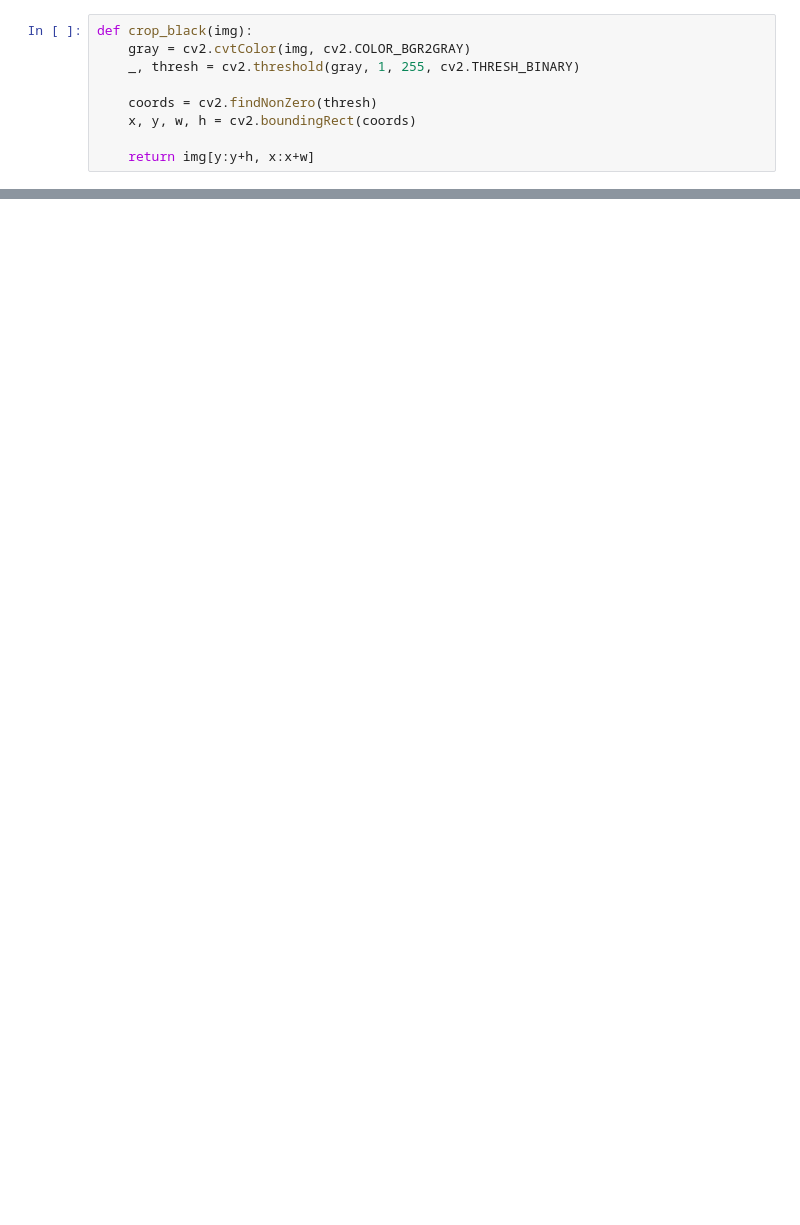
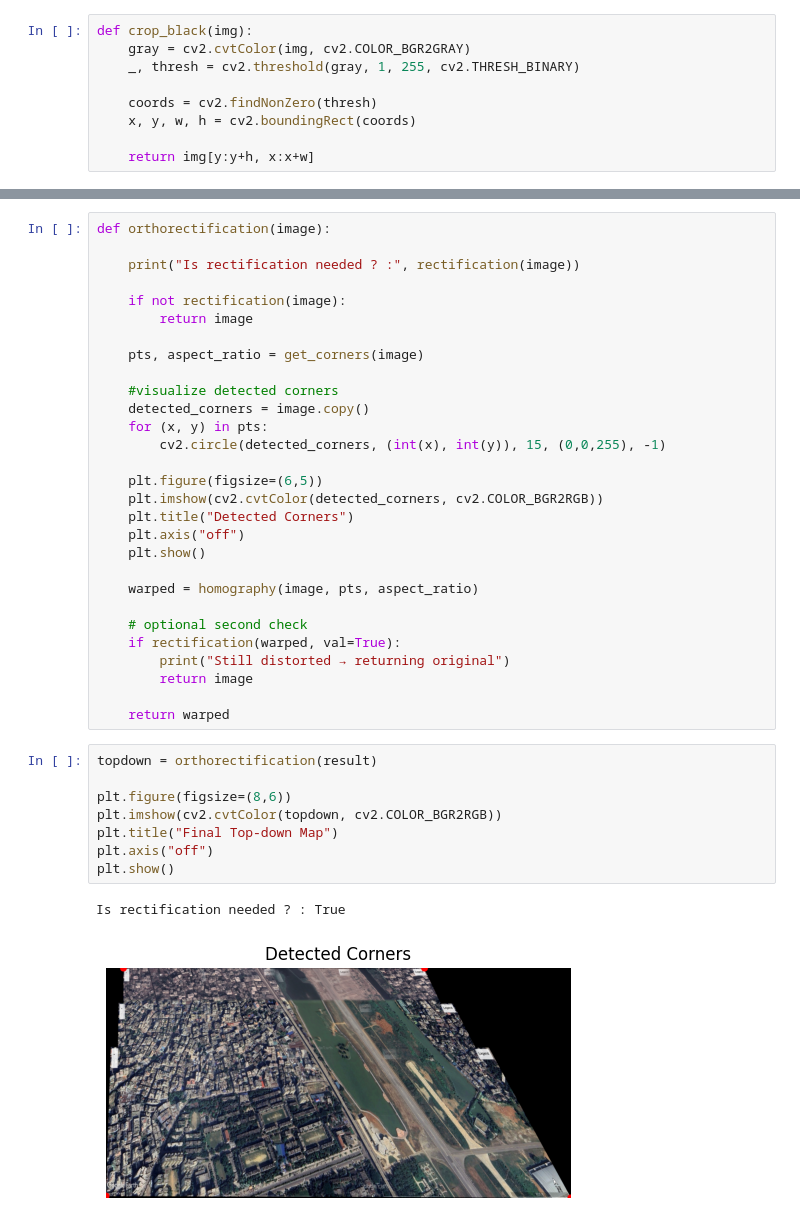
Before and after one commit to MANAS-AI-TaskPhase-25-26/Sunanda_VI, a Jupyter notebook: Final_Task/Img_Stitching.ipynb, the cells around one changed output, grey strips where cells are left out. Cells and saved outputs as stored; diff of their text form; blank space fills up the shorter version.

```diff
--- a/Final_Task/Img_Stitching.ipynb
+++ b/Final_Task/Img_Stitching.ipynb
@@ -283,0 +575,40 @@ Processing group: {35, 36, 39, 43, 44, 19, 21, 23, 27}
+# %%
+def orthorectification(image):
+
+    print("Is rectification needed ? :", rectification(image))
+
+    if not rectification(image):
+        return image
+
+    pts, aspect_ratio = get_corners(image)
+
+    #visualize detected corners
+    detected_corners = image.copy()
+    for (x, y) in pts:
+        cv2.circle(detected_corners, (int(x), int(y)), 15, (0,0,255), -1)
+
+    plt.figure(figsize=(6,5))
+    plt.imshow(cv2.cvtColor(detected_corners, cv2.COLOR_BGR2RGB))
+    plt.title("Detected Corners")
+    plt.axis("off")
+    plt.show()
+
+    warped = homography(image, pts, aspect_ratio)
+
+    # optional second check
+    if rectification(warped, val=True):
+        print("Still distorted → returning original")
+        return image
+
+    return warped
+# %%
+topdown = orthorectification(result)
+
+plt.figure(figsize=(8,6))
+plt.imshow(cv2.cvtColor(topdown, cv2.COLOR_BGR2RGB))
+plt.title("Final Top-down Map")
+plt.axis("off")
+plt.show()
+# %% [output]
+Is rectification needed ? : True
+[figure, added]
```
Also changed, not shown: parts of 45 cells of this notebook, 3 other files.
